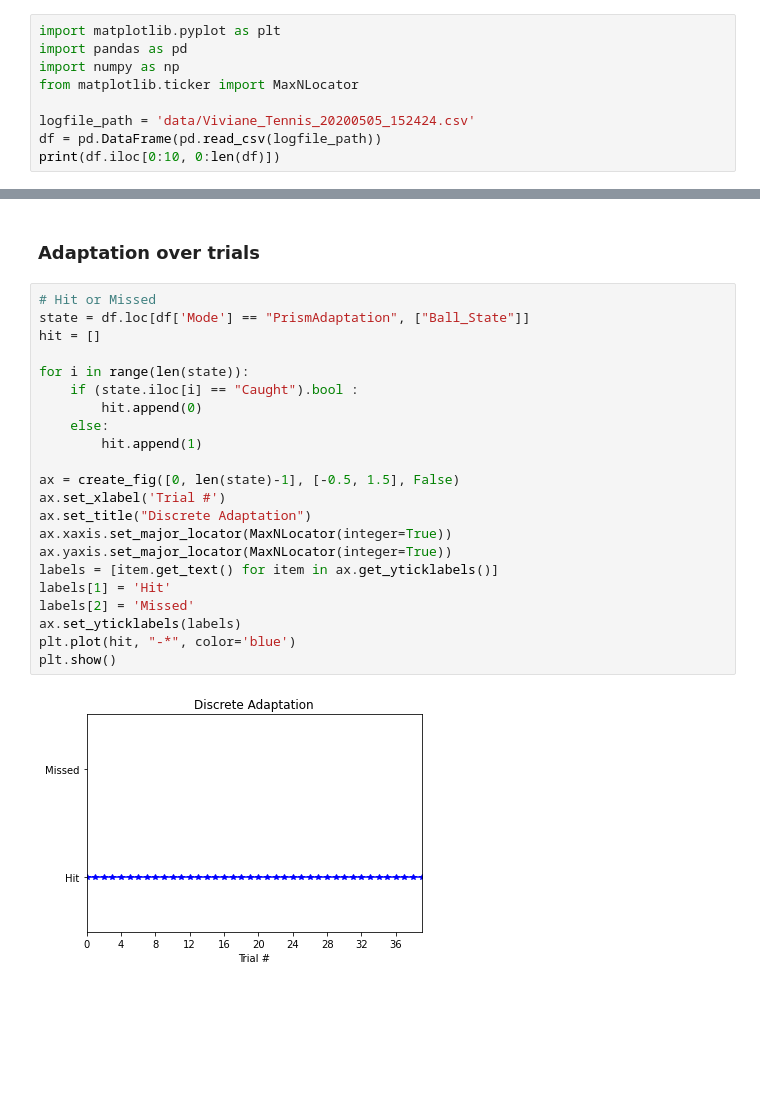
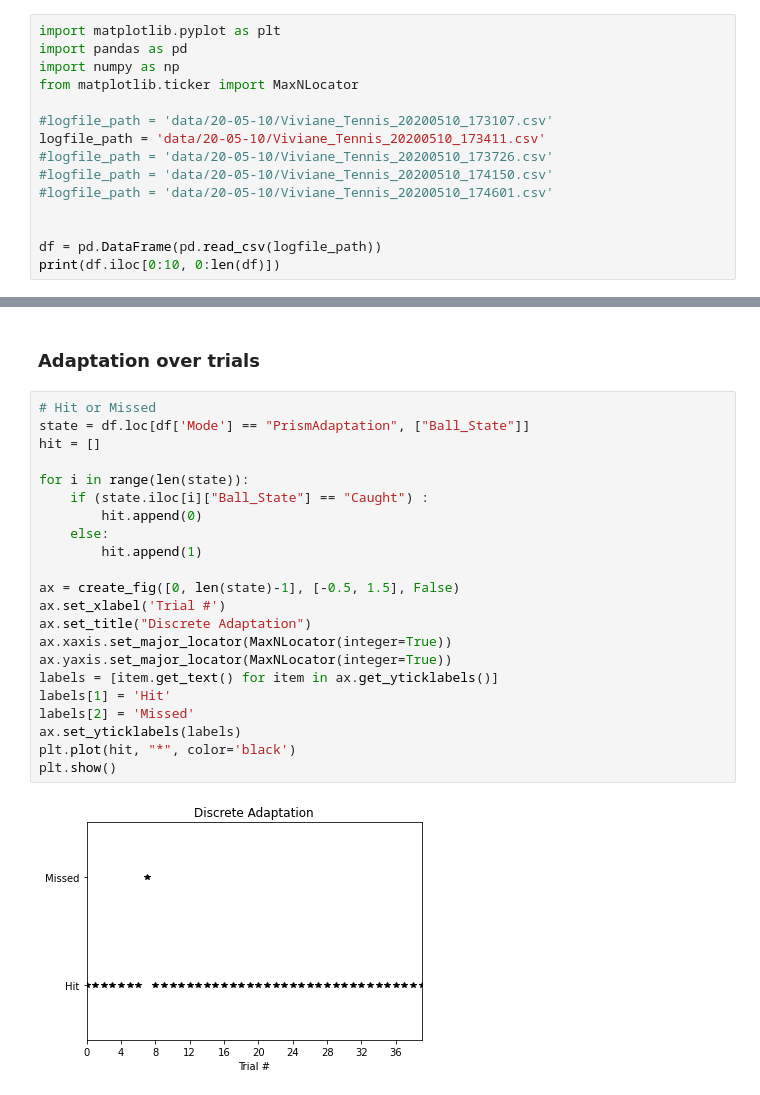
Before and after one commit to celinedupuis/prism-adaptation, a Jupyter notebook: Tennis.ipynb, the cells around one changed output, grey strips where cells are left out. Cells and saved outputs as stored; diff of their text form; blank space fills up the shorter version.

```diff
--- a/Tennis.ipynb
+++ b/Tennis.ipynb
@@ -6,7 +6,13 @@ import pandas as pd
 import numpy as np
 from matplotlib.ticker import MaxNLocator
 
-logfile_path = 'data/Viviane_Tennis_20200505_152424.csv'
+#logfile_path = 'data/20-05-10/Viviane_Tennis_20200510_173107.csv'
+logfile_path = 'data/20-05-10/Viviane_Tennis_20200510_173411.csv'
+#logfile_path = 'data/20-05-10/Viviane_Tennis_20200510_173726.csv'
+#logfile_path = 'data/20-05-10/Viviane_Tennis_20200510_174150.csv'
+#logfile_path = 'data/20-05-10/Viviane_Tennis_20200510_174601.csv'
+
+
 df = pd.DataFrame(pd.read_csv(logfile_path))
 print(df.iloc[0:10, 0:len(df)])
 # %% [output]
@@ -246,27 +254,27 @@ There is 40 iterations of prism adaptation in this file.
 # %%
 # Hit or Missed
 state = df.loc[df['Mode'] == "PrismAdaptation", ["Ball_State"]]
 hit = []
 
 for i in range(len(state)):
-    if (state.iloc[i] == "Caught").bool :
+    if (state.iloc[i]["Ball_State"] == "Caught") :
         hit.append(0)
     else:
         hit.append(1)
 
 ax = create_fig([0, len(state)-1], [-0.5, 1.5], False)
 ax.set_xlabel('Trial #')
 ax.set_title("Discrete Adaptation")
 ax.xaxis.set_major_locator(MaxNLocator(integer=True))
 ax.yaxis.set_major_locator(MaxNLocator(integer=True))
 labels = [item.get_text() for item in ax.get_yticklabels()]
 labels[1] = 'Hit'
 labels[2] = 'Missed'
 ax.set_yticklabels(labels)
-plt.plot(hit, "-*", color='blue')
+plt.plot(hit, "*", color='black')
 plt.show()
 # %% [output]
-[figure, old version]
+[figure, new version]
 # %%
 # Deviation Angles
 dev = []
```
Also changed, not shown: parts of 7 cells of this notebook, 5 other files.
